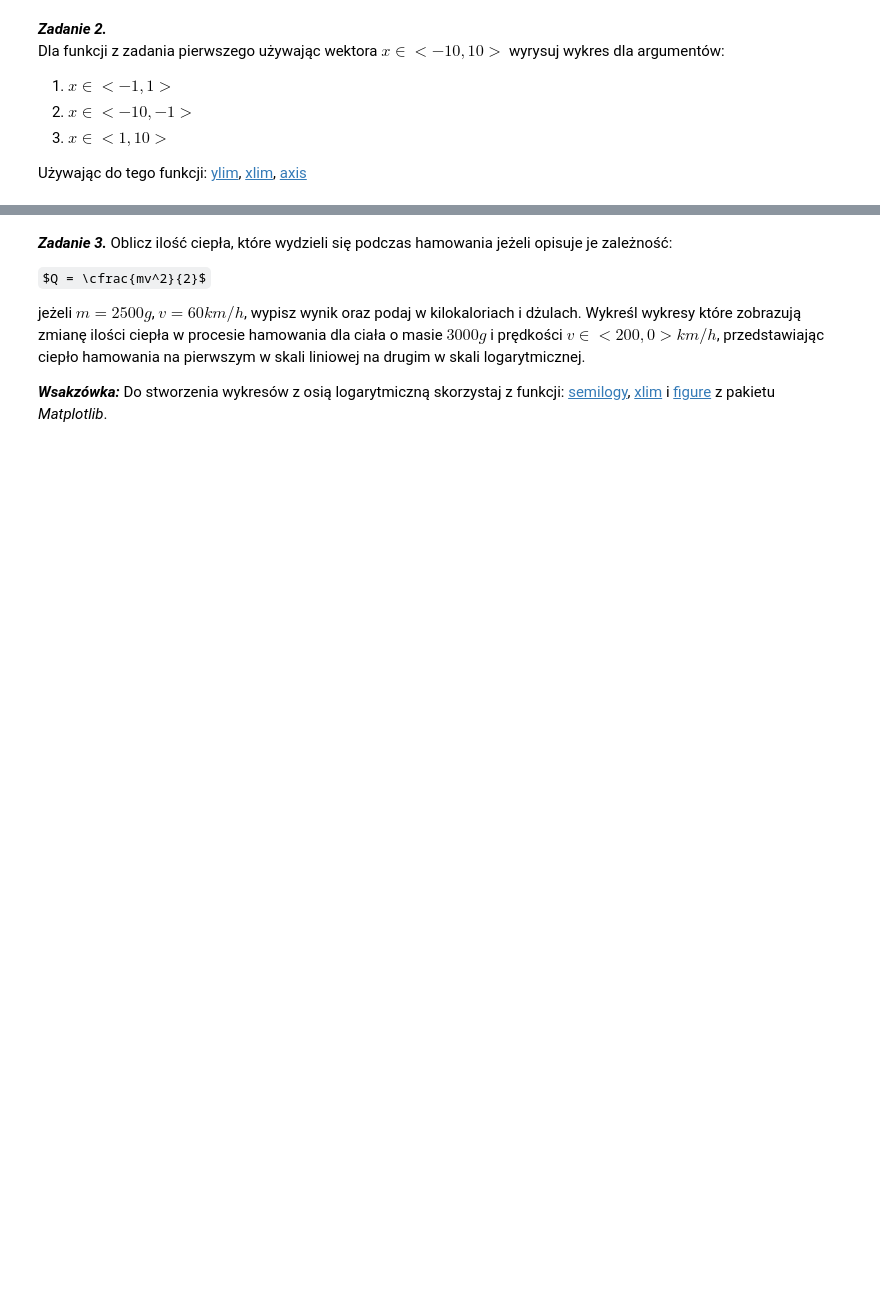
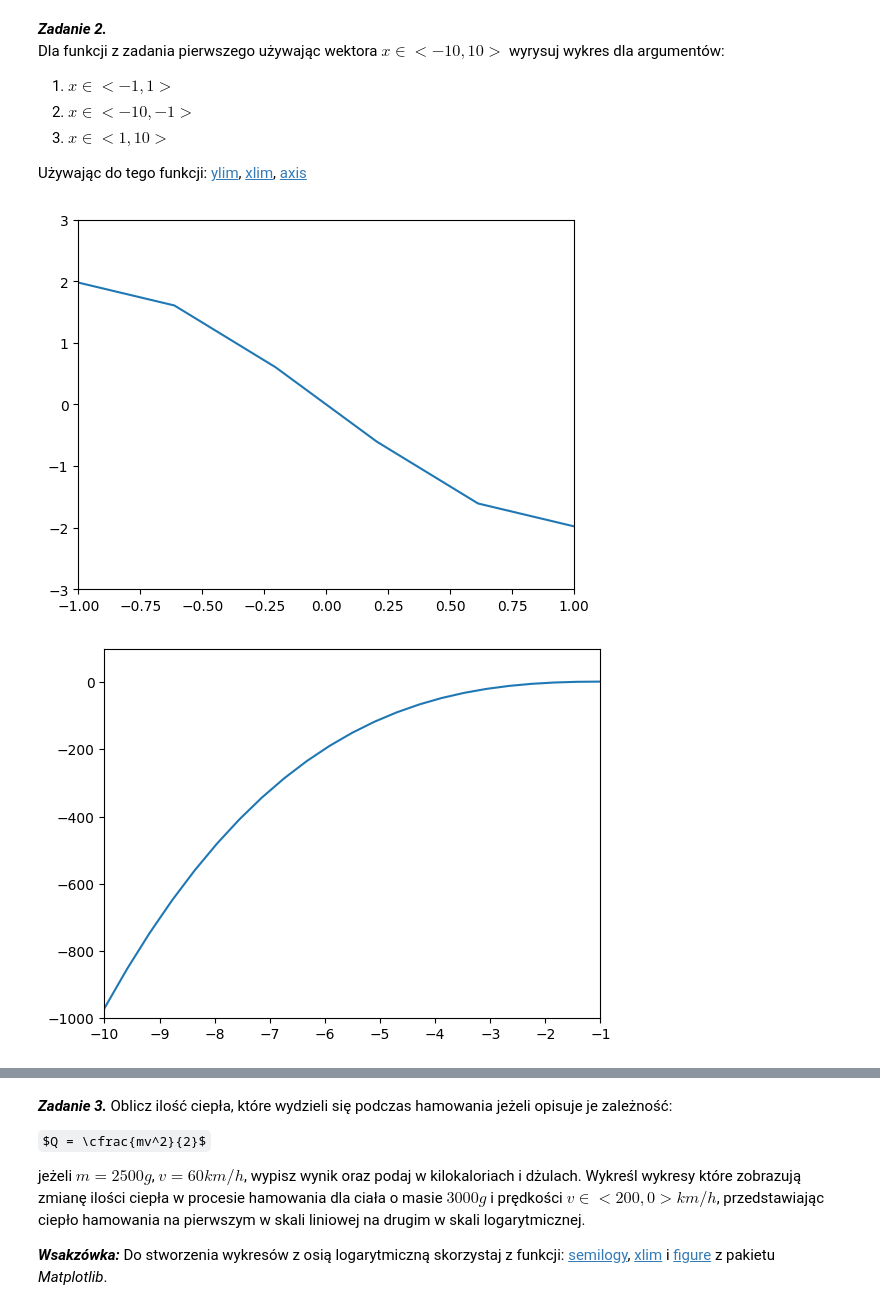
Before and after one commit to KAIR-ISZ-MN-2023-RM/laboratorium-2-igorsiata, a Jupyter notebook: sprawozdanie.ipynb, the cells around one changed output, grey strips where cells are left out. Cells and saved outputs as stored; diff of their text form; code cells hidden in the pictures; some formulas as TeX source; blank space fills up the shorter version.

```diff
--- a/sprawozdanie.ipynb
+++ b/sprawozdanie.ipynb
@@ -38,3 +54,12 @@ Dla funkcji z zadania pierwszego używając wektora $x \in <-10,10>$ wyrysuj wyk
 3. $x\in<1,10>$
 
 Używając do tego funkcji: [ylim](https://matplotlib.org/3.3.1/api/_as_gen/matplotlib.pyplot.ylim.html), [xlim](https://matplotlib.org/3.3.2/api/_as_gen/matplotlib.pyplot.xlim.html), [axis](https://matplotlib.org/3.3.2/api/_as_gen/matplotlib.pyplot.axis.html)
+# %%
+axis_tbl = [[-1,1,-3,3],[-10,-1,-1000,100], [1,10,-100,1000]]
+for i in range(3):
+    plt.plot(x, func(x))
+    plt.axis(axis_tbl[i])
+    plt.show()
+# %% [output]
+[figure, added]
+[figure, added]
```
Also changed, not shown: parts of 5 cells of this notebook.
